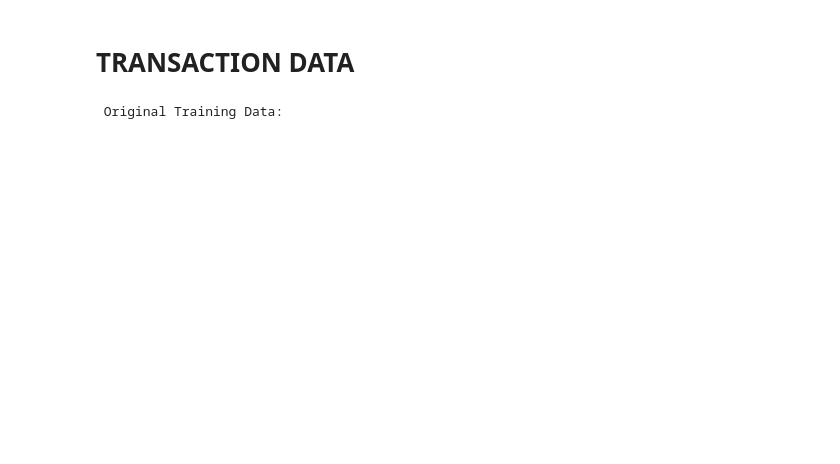
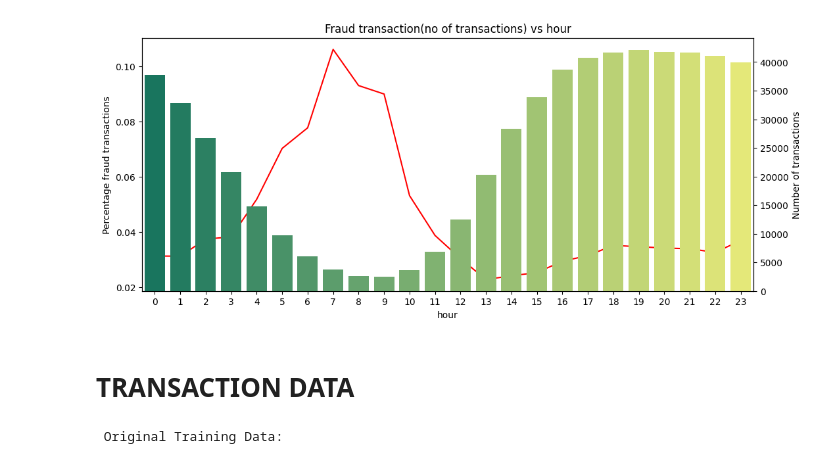
Before and after one commit to chow-sheng-yang/BT4222_Fraud_Detection_CRWKIJ, a Jupyter notebook: preprocessing.ipynb, the cells around one changed output. Cells and saved outputs as stored; diff of their text form; code cells hidden in the pictures; blank space fills up the shorter version.

```diff
--- a/preprocessing.ipynb
+++ b/preprocessing.ipynb
@@ -14,3 +93,23 @@ FileNotFoundError: [Errno 2] No such file or directory: 'train_transaction.csv'
+# %%
+df_train['hour'] = (df_train['TransactionDT']//(60*60))%24
+tmp = df_train[['isFraud','hour']].groupby(by=['hour']).mean().reset_index() \
+            .rename(columns={'isFraud':'Percentage fraud transactions'})
+
+tmp_count = df_train[['TransactionID','hour']].groupby(by=['hour']).count().reset_index() \
+            .rename(columns={'TransactionID':'Number of transactions'})
+tmp = tmp.merge(tmp_count,on=['hour'])
+
+
+
+
+fig, axes = plt.subplots(figsize=(12,5))
+axes = sns.lineplot(x=tmp['hour'],y=tmp['Percentage fraud transactions'],color='r')
+axes2 = axes.twinx()
+axes2 = sns.barplot(x=tmp['hour'],y=tmp['Number of transactions'],palette='summer')
+axes.set_title('Fraud transaction(no of transactions) vs hour')
+plt.show()
+# %% [output]
+[figure, added]
 # %%
 def header(text):
     print(f"\033[94m\033[1m", text, f"\033[0m")
```
Also changed, not shown: parts of 13 cells of this notebook, 1 other file.
